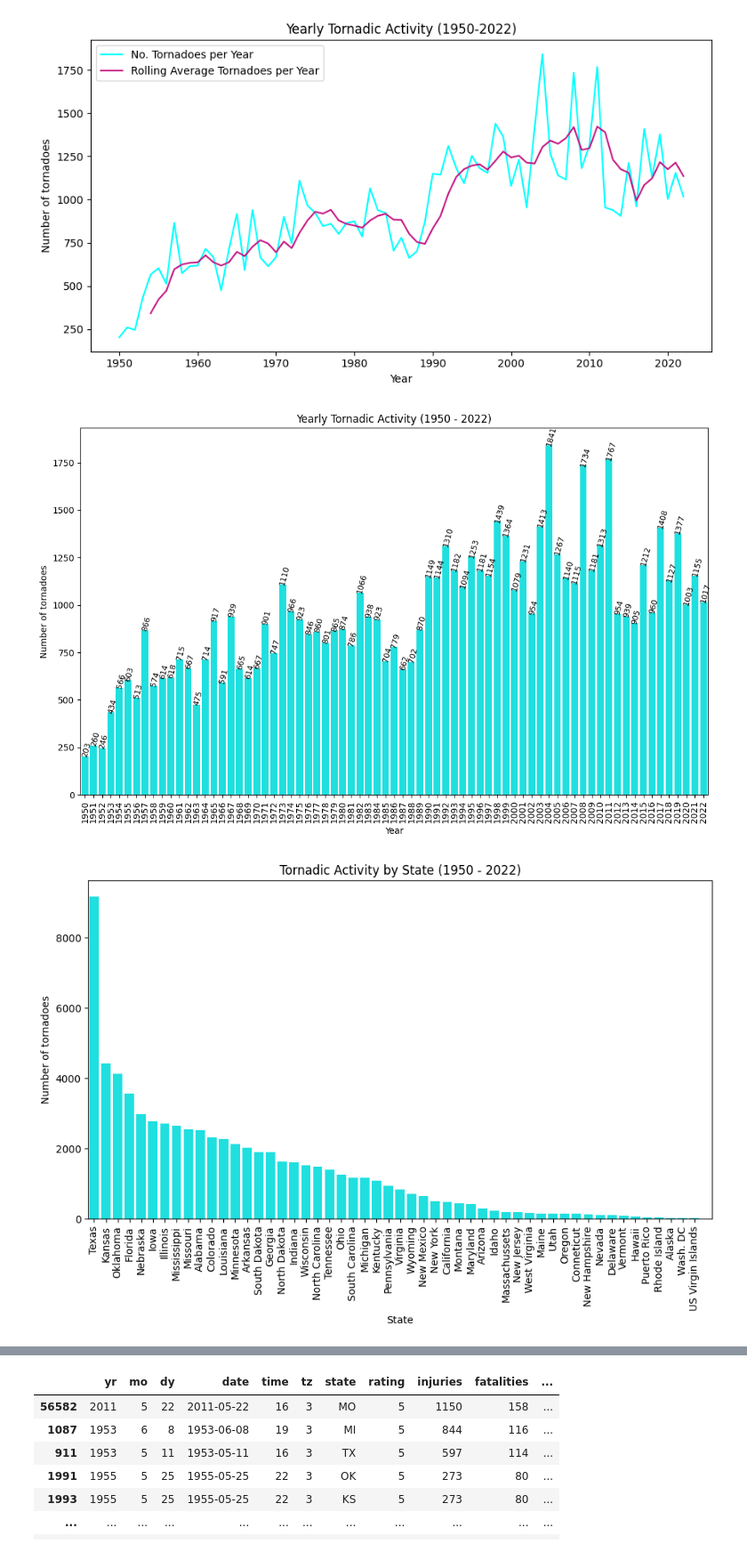
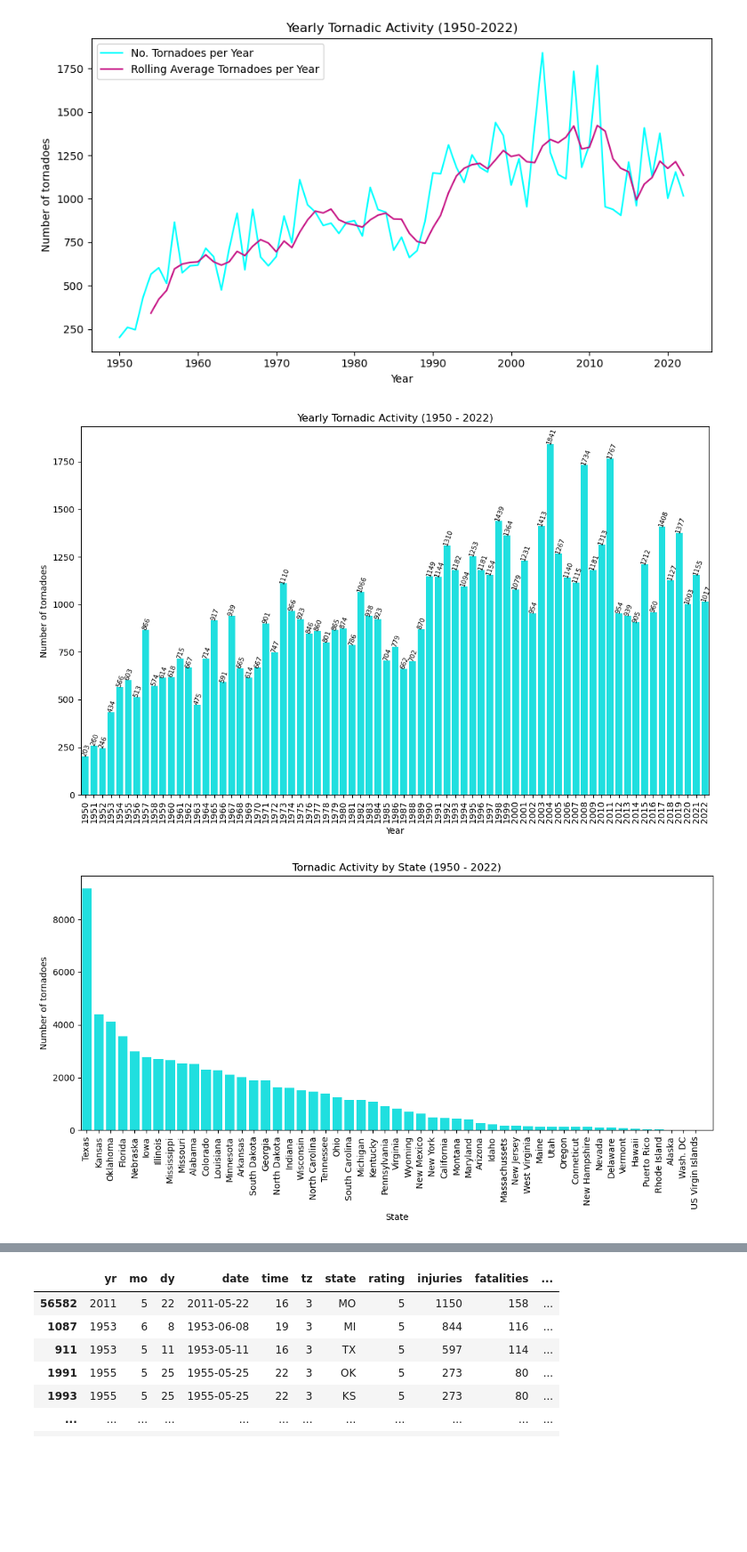
Before and after one commit to Jade-Annalise/TornadoAnalysis, a Jupyter notebook: Tornadic Activity Analysis.ipynb, the cells around one changed output, grey strips where cells are left out. Shown at 89% size. Cells and saved outputs as stored; diff of their text form; code cells hidden in the pictures; blank space fills up the shorter version.

```diff
--- a/Tornadic Activity Analysis.ipynb
+++ b/Tornadic Activity Analysis.ipynb
@@ -51,5 +61,6 @@ wid = width in yards </br>
 loss = property loss </br>
 clos = estimated crop loss in millions of dollars (0 doesn't mean $0)
 # %%
-tornadoDF = pd.read_csv("1950-2022_all_tornadoes.csv")
+#reading csv file into dataframe
+tornadoUS = pd.read_csv("1950-2022_all_tornadoes.csv")
 # %%
@@ -76,5 +83,7 @@ tornadoDF
 # %%
-tornadoDF = tornadoDF.drop(columns = ['om','stn', 'stf', 'sn', 'sg', 'f1', 'f2', 'f3', 'f4', 'fc'])
+#dropping unneeded columns
+tornadoUS = tornadoUS.drop(columns = ['om','stn', 'stf', 'sn', 'sg', 'f1', 'f2', 'f3', 'f4', 'fc'])
 # %%
-tornadoDF['time'] = pd.to_datetime(tornadoDF['time'], format = '%H:%M:%S').dt.hour
+#casting time column to datatime hour - time does not need to be precise to minutes
+tornadoUS['time'] = pd.to_datetime(tornadoUS['time'], format = '%H:%M:%S').dt.hour
 # %%
@@ -98,5 +108,6 @@ Data columns (total 19 columns):
 dtypes: float64(7), int32(1), int64(9), object(2)
 memory usage: 9.9+ MB
 # %%
-tornadoDF = tornadoDF.rename(columns={'mag': 'rating', 'loss': 'property_loss', 'closs':'crop_loss', 'fat':'fatalities', 'inj':'injuries', 'st':'state', 'ns':'no_states'})
+#renaming columns for clarity
+tornadoUS = tornadoUS.rename(columns={'mag': 'rating', 'loss': 'property_loss', 'closs':'crop_loss', 'fat':'fatalities', 'inj':'injuries', 'st':'state', 'ns':'no_states'})
 # %%
@@ -260,32 +323,35 @@ plt.show()
 [figure]
 # %%
 fig, ax = plt.subplots(figsize=(11, 7))
-monthCount = sns.countplot(data = tornadoDF, x = 'yr', color = 'aqua', ax = ax)
+monthCount = sns.countplot(data = tornadoUS, x = 'yr', color = 'aqua', ax = ax)
+
 plt.title("Yearly Tornadic Activity (1950 - 2022)")
 plt.xlabel('Year')
 plt.ylabel('Number of tornadoes')
 plt.xticks(rotation = 90)
-for index, data in enumerate(tornadoDF['yr'].value_counts().sort_index(ascending = True)):
-    plt.text(x = index -0.5 , y = data, s = f"{data}" , fontdict = dict(fontsize=9), rotation = 75)
-#plt.xticks(range(12), ['Jan', 'Feb', 'Mar', 'Apr', 'May', 'June', 'July', 'Aug', 'Sep', 'Oct', 'Nov', 'Dec'])
+for index, data in enumerate(tornadoUS['yr'].value_counts().sort_index(ascending = True)):
+    plt.text(x = index -0.5 , y = data + 0.5, s = f"{data}" , fontdict = dict(fontsize=7.5), rotation = 70)
+
 plt.tight_layout()
 plt.show()
 # %% [output]
-[figure, old version]
+[figure, new version]
 # %%
 fig, ax = plt.subplots(figsize=(11, 6))
-monthCount = sns.countplot(data = tornadoDF, x = 'state', color = 'aqua', ax=ax,  order = tornadoDF['state'].value_counts().index)
+monthCount = sns.countplot(data = tornadoUS, x = 'state', color = 'aqua', ax=ax,  order = tornadoUS['state'].value_counts().index)
 
 plt.title("Tornadic Activity by State (1950 - 2022)")
 plt.xlabel('State')
 plt.ylabel('Number of tornadoes')
 plt.xticks(range(52), ['Texas', 'Kansas', 'Oklahoma', 'Florida', 'Nebraska', 'Iowa', 'Illinois', 'Mississippi', 'Missouri', 'Alabama',
                       'Colorado', 'Louisiana', 'Minnesota', 'Arkansas', 'South Dakota', 'Georgia', 'North Dakota', 'Indiana', 'Wisconsin',
                       'North Carolina', 'Tennessee', 'Ohio', 'South Carolina', 'Michigan', 'Kentucky', 'Pennsylvania', 'Virginia', 'Wyoming',
                       'New Mexico', 'New York', 'California', 'Montana', 'Maryland', 'Arizona', 'Idaho', 'Massachussets', 'New Jersey', 'West Virginia',
                       'Maine', 'Utah', 'Oregon', 'Conneticut', 'New Hampshire', 'Nevada', 'Delaware', 'Vermont', 'Hawaii', 'Puerto Rico', 'Rhode Island',
                       'Alaska', 'Wash. DC', 'US Virgin Islands'])
+
 plt.xticks(rotation = 90)
+plt.tight_layout()
 plt.show()
 # %% [output]
-[figure, old version]
+[figure, new version]
```
Also changed, not shown: parts of 74 cells of this notebook.
